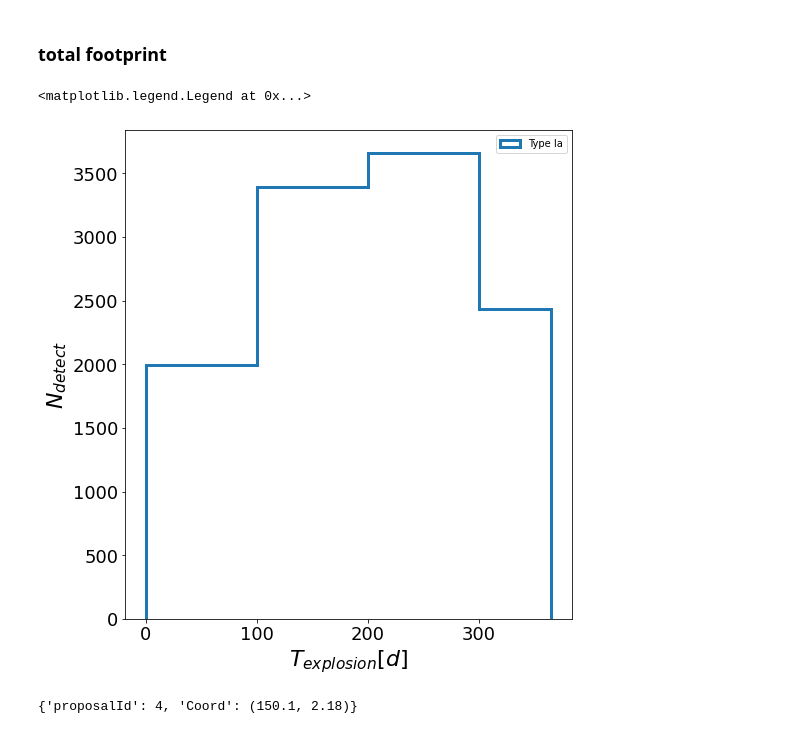
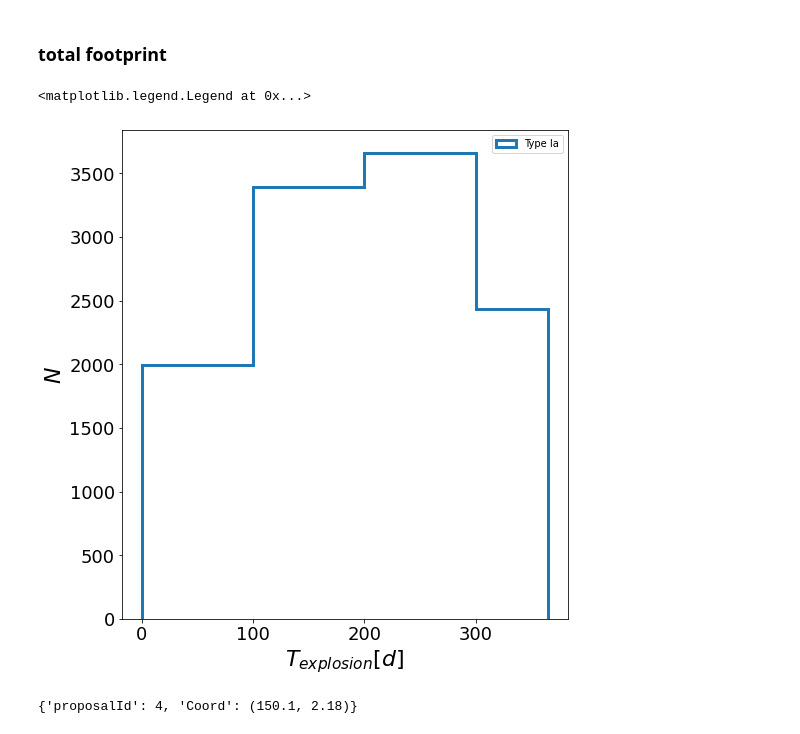
Before and after one commit to FabioRagosta/LSSTmetrics, a Jupyter notebook: SNRateMetric.ipynb, the cells around one changed output. Cells and saved outputs as stored; diff of their text form; code cells hidden in the pictures.

```diff
--- a/SNRateMetric.ipynb
+++ b/SNRateMetric.ipynb
@@ -881,20 +815,20 @@ plt.legend()
 # %%
 fig, ax=plt.subplots(1,figsize=(8,9))
 e=[]
 for i, key in enumerate(df17['Ia_test_2']['time_expl']):
-    e.append(df17['Ia_test_2']['time_expl'][i].tolist()[0.1])
-explt=np.concatenate(e)
+    e.append(df17['Ia_test_2']['time_expl'][i])
+explt=np.hstack(e)
 explt=explt-min(explt)
 ax.hist(explt,np.array([0,100,200,300,365]), histtype='step',linewidth=3,align='mid',label='Type Ia')
 ax.set_xlabel(r'$T_{explosion}[d]$',fontsize=22)
-ax.set_ylabel(r'$N_{detect}$',fontsize=22)
+ax.set_ylabel(r'$N$',fontsize=22)
 #ax.set_title(r'$N_{TOT}=106486$',fontsize=22)
 ax.tick_params('both', labelsize=18)
 plt.legend()
 #plt.savefig('./Figure/hist_expl_v1.4_sD1_nexp37_nsn1_Ia.pdf')
 # %% [output]
 <matplotlib.legend.Legend at 0x...>
-[figure, old version]
+[figure, new version]
 # %%
 def pix2radec(nside, ipix, degree=True):
     """from ipix to ra/dec"""
```
Also changed, not shown: parts of 33 cells of this notebook.
